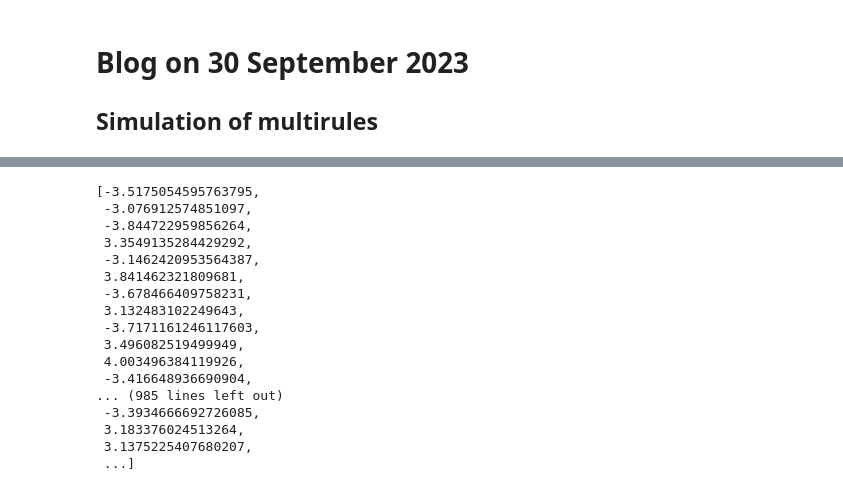
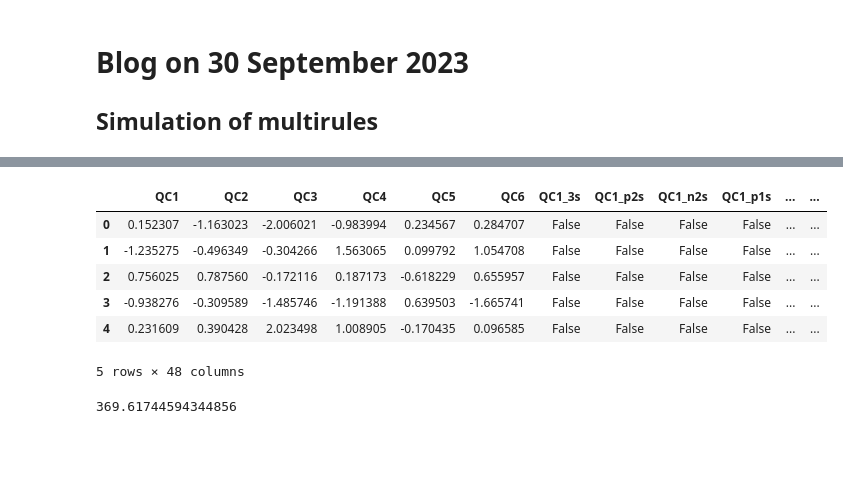
Before and after one commit to tsztokong/qc_demo, a Jupyter notebook: blog_jupyter_notebook.ipynb, the cells around one changed output, grey strips where cells are left out. Cells and saved outputs as stored; diff of their text form; code cells hidden in the pictures; blank space fills up the shorter version.

```diff
--- a/blog_jupyter_notebook.ipynb
+++ b/blog_jupyter_notebook.ipynb
@@ -48,22 +48,23 @@ qc_df.head()
 # %%
 for i in range(1, 7):
     qc_df['QC{}_3s'.format(i)] = qc_df['QC{}'.format(i)].abs() > 3
+    qc_df['QC{}_p2s'.format(i)] = qc_df['QC{}'.format(i)] > 2
+    qc_df['QC{}_n2s'.format(i)] = qc_df['QC{}'.format(i)] < -2
+    qc_df['QC{}_p1s'.format(i)] = qc_df['QC{}'.format(i)] > 1
+    qc_df['QC{}_n1s'.format(i)] = qc_df['QC{}'.format(i)] < -1
+    qc_df['QC{}_p'.format(i)] = qc_df['QC{}'.format(i)] > 0
+    qc_df['QC{}_n'.format(i)] = qc_df['QC{}'.format(i)] < 0
 # %%
+qc_df.head()
 # %% [output]
+|  | QC1 | QC2 | QC3 | QC4 | QC5 | QC6 | QC1_3s | QC1_p2s | QC1_n2s | QC1_p1s | ... | ... |
+| 0 | 0.152307 | -1.163023 | -2.006021 | -0.983994 | 0.234567 | 0.284707 | False | False | False | False | ... | ... |
+| 1 | -1.235275 | -0.496349 | -0.304266 | 1.563065 | 0.099792 | 1.054708 | False | False | False | False | ... | ... |
+| 2 | 0.756025 | 0.787560 | -0.172116 | 0.187173 | -0.618229 | 0.655957 | False | False | False | False | ... | ... |
+| 3 | -0.938276 | -0.309589 | -1.485746 | -1.191388 | 0.639503 | -1.665741 | False | False | False | False | ... | ... |
+| 4 | 0.231609 | 0.390428 | 2.023498 | 1.008905 | -0.170435 | 0.096585 | False | False | False | False | ... | ... |
-[-3.5175054595763795,
- -3.076912574851097,
- -3.844722959856264,
- 3.3549135284429292,
- -3.1462420953564387,
- 3.841462321809681,
- -3.678466409758231,
- 3.132483102249643,
- -3.7171161246117603,
- 3.496082519499949,
- 4.003496384119926,
- -3.416648936690904,
-... (985 lines left out)
- -3.3934666692726085,
- 3.183376024513264,
- 3.1375225407680207,
- ...]
+5 rows × 48 columns
+# %%
+len(qc_df['QC1_3s'])/qc_df['QC1_3s'].sum()
+# %% [output]
+369.61744594344856
```
Also changed, not shown: parts of 1 cell of this notebook, 1 other file.
